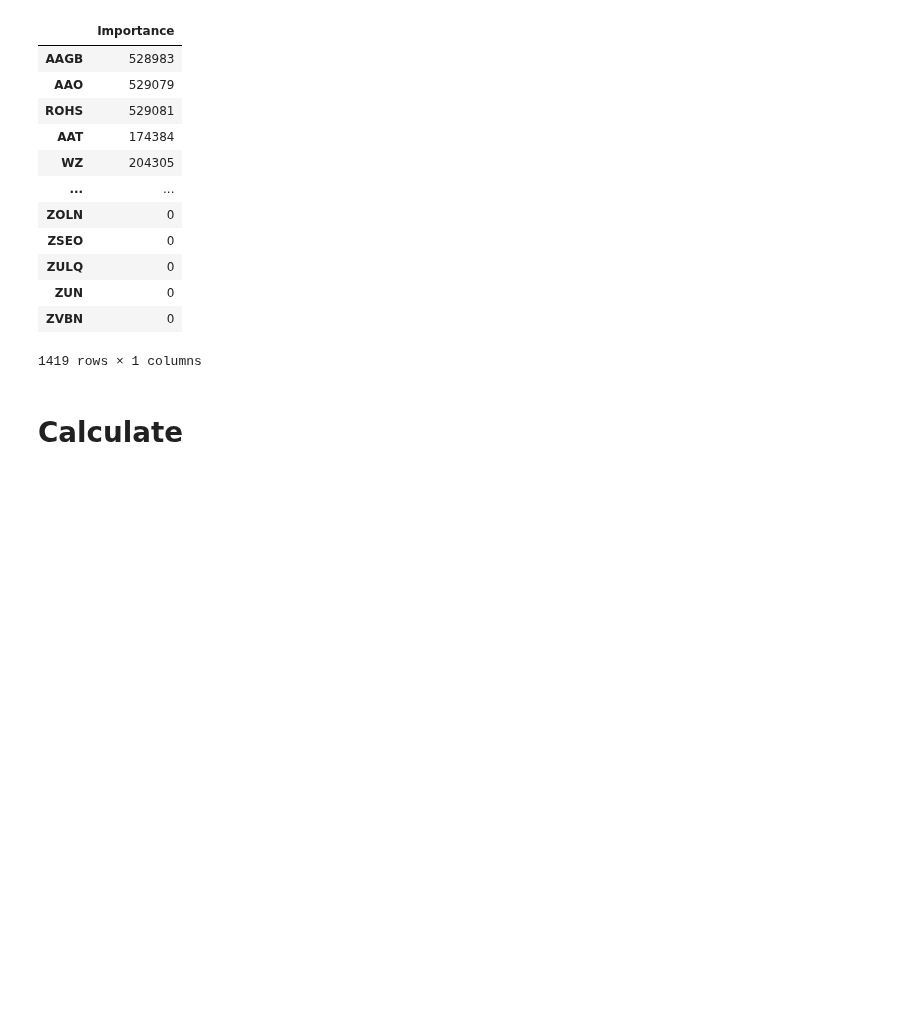
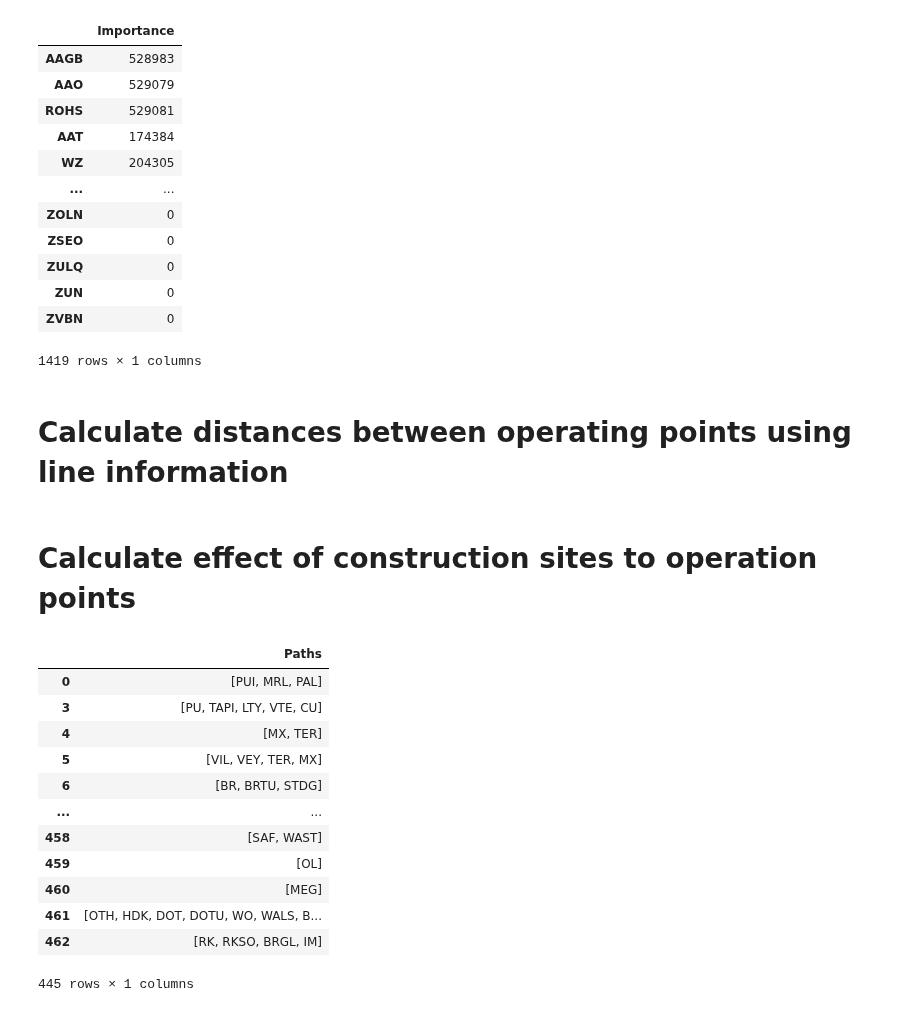
Before and after one commit to oalkayacd/polyhack2020, a Jupyter notebook: build_graph.ipynb, the cells around one changed output. Cells and saved outputs as stored; diff of their text form; code cells hidden in the pictures; blank space fills up the shorter version.

```diff
--- a/build_graph.ipynb
+++ b/build_graph.ipynb
@@ -240,5 +242,3 @@ display(id_importance)
 | ZUN | 0 |
 | ZVBN | 0 |
 1419 rows × 1 columns
-# %% [markdown]
-# Calculate
@@ -244,0 +247,2 @@ display(id_importance)
+# %% [markdown]
+# Calculate distances between operating points using line information
@@ -244,0 +266,48 @@ display(id_importance)
+# %%
+dist = []
+for idx, entry in zugzahlen.iterrows():
+    d1 = str(entry["geopos_von"])
+    d2 = str(entry["geopos_bis"])
+    if d1 == 'nan' or d2 == 'nan':
+        dist.append(0)
+        continue
+    d1 = d1.split(',')
+    d2 = d2.split(',')
+    lat1 = float(d1[0])
+    lon1 = float(d1[1])
+    lat2 = float(d2[0])
+    lon2 = float(d2[1])
+    distance = calc_dist(lat1, lon1, lat2, lon2)
+    dist.append(distance)
+
+zugzahlen.insert(24,column="distance",value=dist)
+# %% [markdown]
+# Calculate effect of construction sites to operation points
+# %%
+paths = [list(),list()]
+for idx, entry in construction.iterrows():
+    if entry["bp_from"] in zugzahlen_abbrs and entry['bp_to'] in zugzahlen_abbrs:
+        paths[0].append(idx)
+        if entry["bp_from"] == entry["bp_to"]:
+            paths[1].append([entry["bp_from"]])
+        else:
+            paths[1].append(nx.shortest_path(G_big, source = entry["bp_from"], target = entry["bp_to"]))
+
+dict_paths = {'Paths': paths[1]}
+
+id_sp = pd.DataFrame(dict_paths,index = paths[0])
+display(id_sp)
+# %% [output]
+|  | Paths |
+| 0 | [PUI, MRL, PAL] |
+| 3 | [PU, TAPI, LTY, VTE, CU] |
+| 4 | [MX, TER] |
+| 5 | [VIL, VEY, TER, MX] |
+| 6 | [BR, BRTU, STDG] |
+| ... | ... |
+| 458 | [SAF, WAST] |
+| 459 | [OL] |
+| 460 | [MEG] |
+| 461 | [OTH, HDK, DOT, DOTU, WO, WALS, B... |
+| 462 | [RK, RKSO, BRGL, IM] |
+445 rows × 1 columns
```
Also changed, not shown: parts of 4 cells of this notebook.
